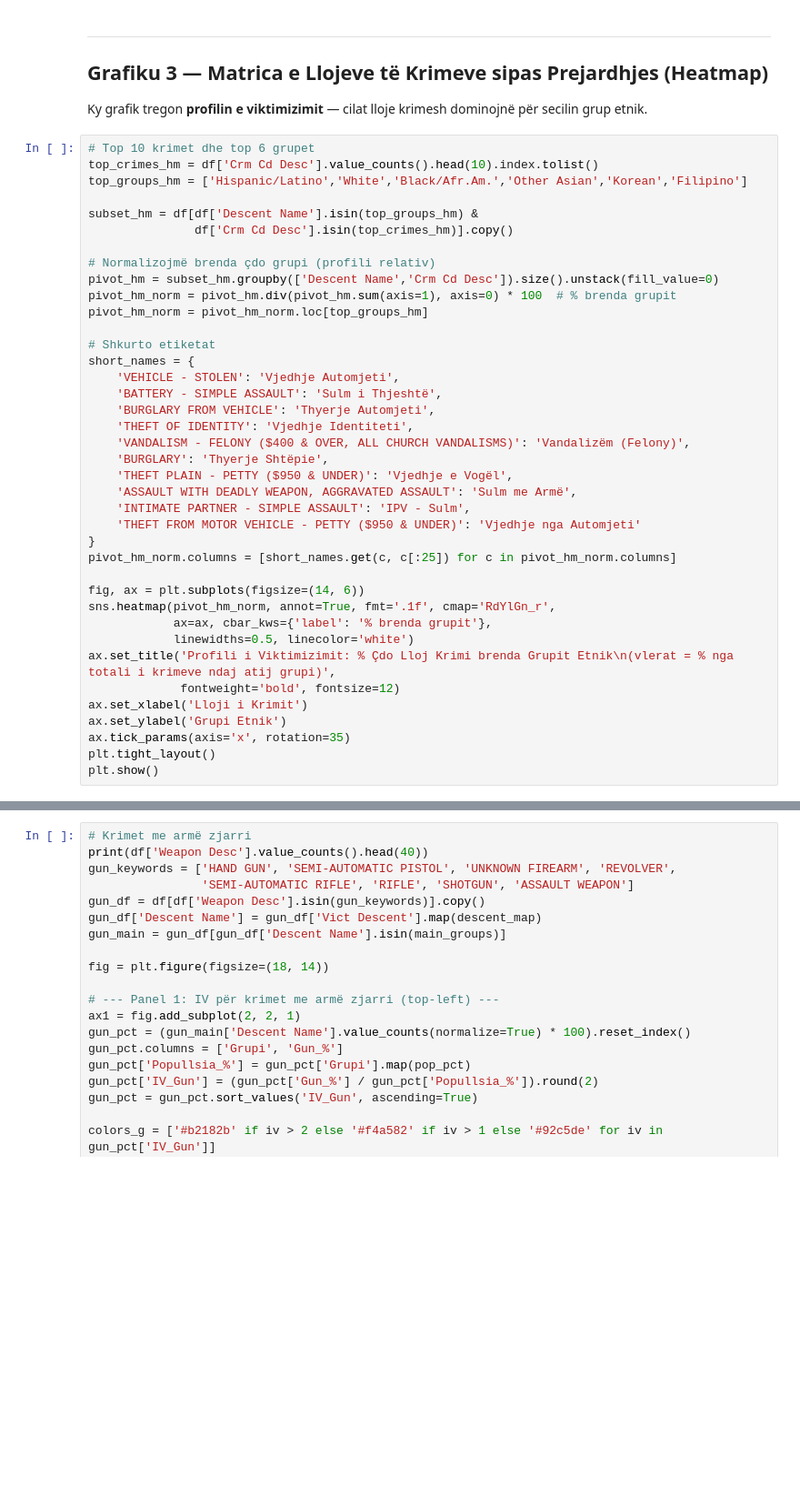
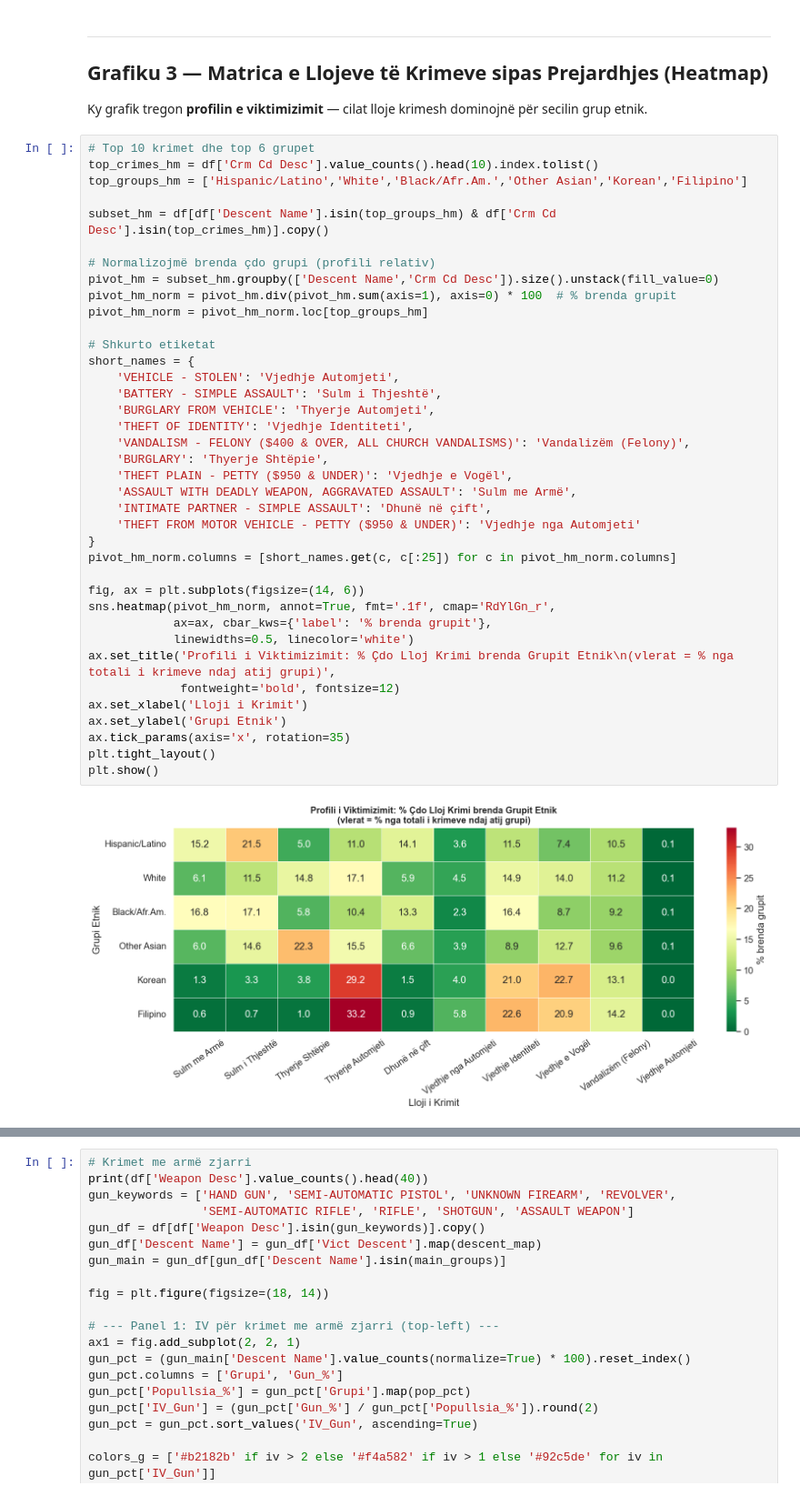
Before and after one commit to kle-di/LAPD-Crime-Analysis, a Jupyter notebook: Crime_analysis.ipynb, the cells around one changed output, grey strips where cells are left out. Shown at 91% size. Saved outputs shown, nothing was run; the diff lists cells and outputs as text; blank space fills up the shorter version.

```diff
--- a/Crime_analysis.ipynb
+++ b/Crime_analysis.ipynb
@@ -356,40 +445,41 @@ Ky grafik tregon **profilin e viktimizimit** — cilat lloje krimesh dominojnë
 top_crimes_hm = df['Crm Cd Desc'].value_counts().head(10).index.tolist()
 top_groups_hm = ['Hispanic/Latino','White','Black/Afr.Am.','Other Asian','Korean','Filipino']
 
-subset_hm = df[df['Descent Name'].isin(top_groups_hm) &
-               df['Crm Cd Desc'].isin(top_crimes_hm)].copy()
+subset_hm = df[df['Descent Name'].isin(top_groups_hm) & df['Crm Cd Desc'].isin(top_crimes_hm)].copy()
 
 # Normalizojmë brenda çdo grupi (profili relativ)
 pivot_hm = subset_hm.groupby(['Descent Name','Crm Cd Desc']).size().unstack(fill_value=0)
 pivot_hm_norm = pivot_hm.div(pivot_hm.sum(axis=1), axis=0) * 100  # % brenda grupit
 pivot_hm_norm = pivot_hm_norm.loc[top_groups_hm]
 
 # Shkurto etiketat
 short_names = {
     'VEHICLE - STOLEN': 'Vjedhje Automjeti',
     'BATTERY - SIMPLE ASSAULT': 'Sulm i Thjeshtë',
     'BURGLARY FROM VEHICLE': 'Thyerje Automjeti',
     'THEFT OF IDENTITY': 'Vjedhje Identiteti',
     'VANDALISM - FELONY ($400 & OVER, ALL CHURCH VANDALISMS)': 'Vandalizëm (Felony)',
     'BURGLARY': 'Thyerje Shtëpie',
     'THEFT PLAIN - PETTY ($950 & UNDER)': 'Vjedhje e Vogël',
     'ASSAULT WITH DEADLY WEAPON, AGGRAVATED ASSAULT': 'Sulm me Armë',
-    'INTIMATE PARTNER - SIMPLE ASSAULT': 'IPV - Sulm',
+    'INTIMATE PARTNER - SIMPLE ASSAULT': 'Dhunë në çift',
     'THEFT FROM MOTOR VEHICLE - PETTY ($950 & UNDER)': 'Vjedhje nga Automjeti'
 }
 pivot_hm_norm.columns = [short_names.get(c, c[:25]) for c in pivot_hm_norm.columns]
 
 fig, ax = plt.subplots(figsize=(14, 6))
 sns.heatmap(pivot_hm_norm, annot=True, fmt='.1f', cmap='RdYlGn_r',
             ax=ax, cbar_kws={'label': '% brenda grupit'},
             linewidths=0.5, linecolor='white')
 ax.set_title('Profili i Viktimizimit: % Çdo Lloj Krimi brenda Grupit Etnik\n(vlerat = % nga totali i krimeve ndaj atij grupi)',
              fontweight='bold', fontsize=12)
 ax.set_xlabel('Lloji i Krimit')
 ax.set_ylabel('Grupi Etnik')
 ax.tick_params(axis='x', rotation=35)
 plt.tight_layout()
 plt.show()
+# %% [output]
+[figure, added]
 # %% [markdown]
 ---
 ## Grafiku 4 — Krimet me Armë Zjarri sipas Prejardhjes
```
Also changed, not shown: parts of 21 cells of this notebook.
